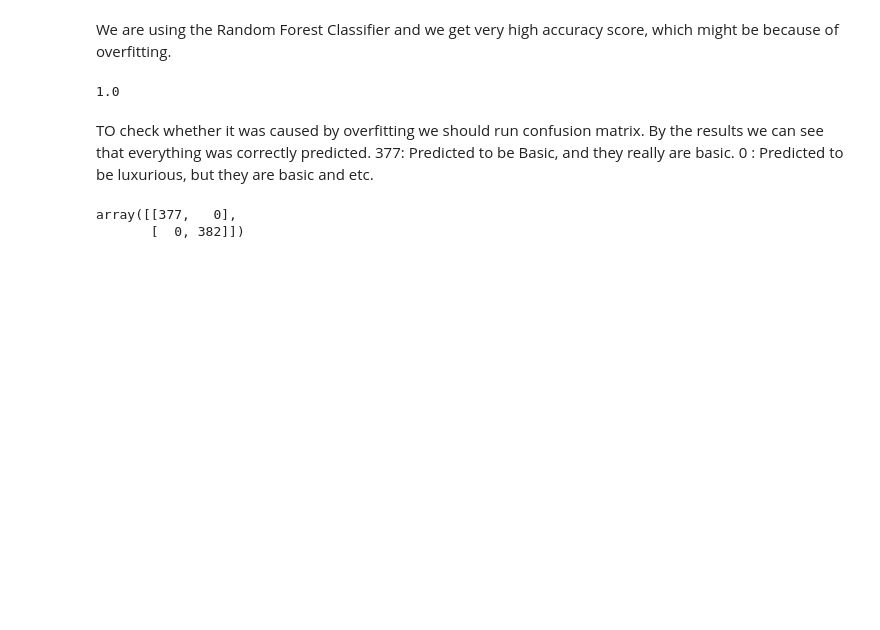
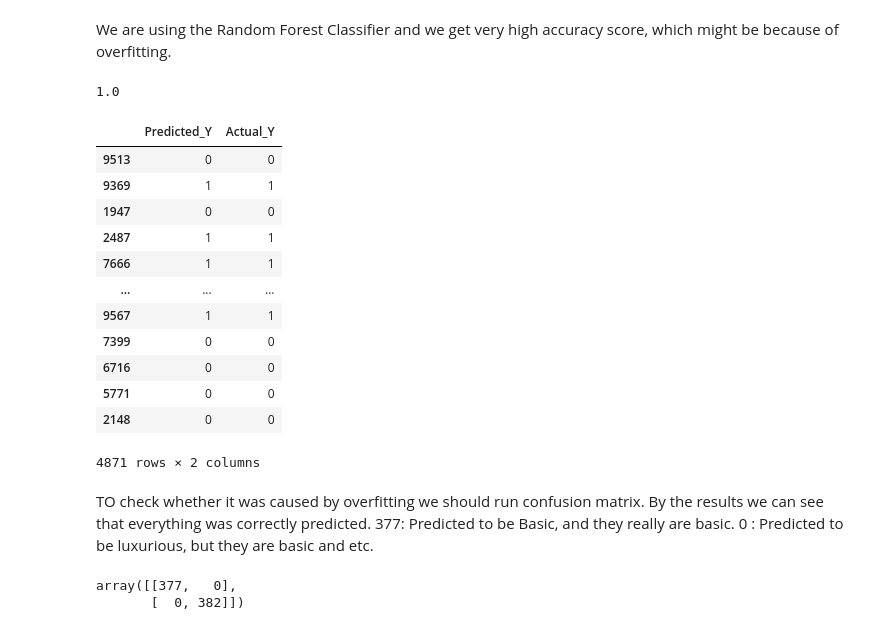
Before and after one commit to vardanyann/DataMining, a Jupyter notebook: Data Mining Final project.ipynb, the cells around one changed output. Cells and saved outputs as stored; diff of their text form; code cells hidden in the pictures; blank space fills up the shorter version.

```diff
--- a/Data Mining Final project.ipynb
+++ b/Data Mining Final project.ipynb
@@ -222,6 +224,24 @@ Y_pred = rf.predict(X_test)
 rf.score(X_train,Y_train)
 # %% [output]
 1.0
+# %%
+Y_pred = rf.predict(X_test)
+test = pd.DataFrame({'Predicted_Y':Y_pred, 'Actual_Y':Y_test})
+test
+# %% [output]
+|  | Predicted_Y | Actual_Y |
+| 9513 | 0 | 0 |
+| 9369 | 1 | 1 |
+| 1947 | 0 | 0 |
+| 2487 | 1 | 1 |
+| 7666 | 1 | 1 |
+| ... | ... | ... |
+| 9567 | 1 | 1 |
+| 7399 | 0 | 0 |
+| 6716 | 0 | 0 |
+| 5771 | 0 | 0 |
+| 2148 | 0 | 0 |
+4871 rows × 2 columns
 # %% [markdown]
 TO check whether it was caused by overfitting we should run confusion matrix. By the results we can see that everything was correctly predicted. 377: Predicted to be Basic, and they really are basic. 0 : Predicted to be luxurious, but they are basic and etc.
 # %%
```
Also changed, not shown: parts of 11 cells of this notebook.
